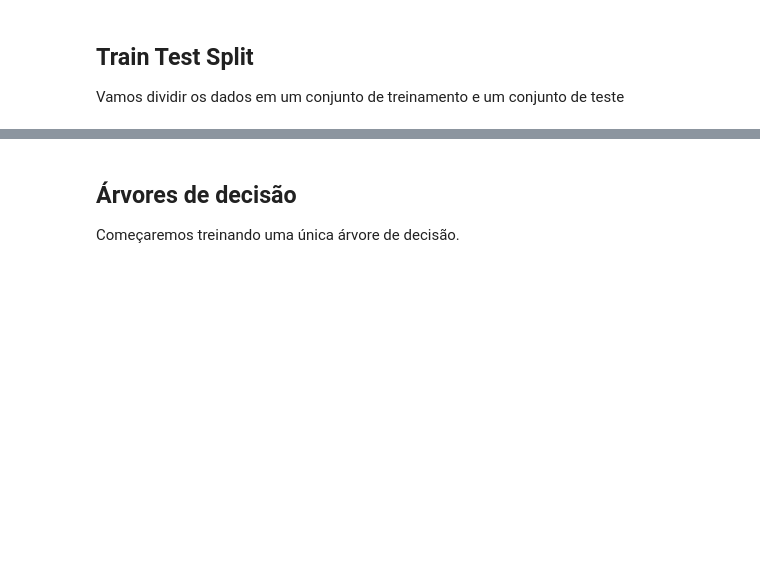
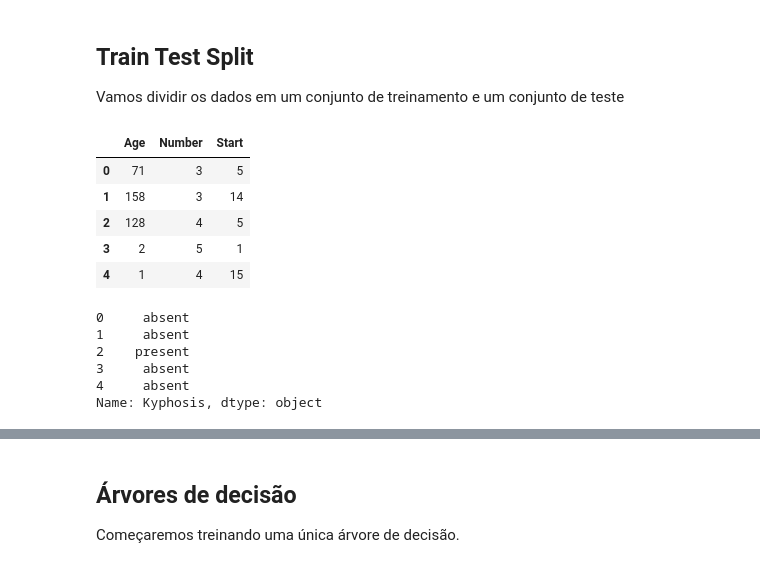
Before and after one commit to marcelodepaoli/15_Arvores_de_Decisao, a Jupyter notebook: 01_Árvores_de_Decisão_e_Florestas_Aleatórias_em_Python.ipynb, the cells around one changed output, grey strips where cells are left out. Drawn from its saved outputs; the diff is of its cells as text; code cells hidden in the pictures; blank space fills up the shorter version.

```diff
--- a/01_Árvores_de_Decisão_e_Florestas_Aleatórias_em_Python.ipynb
+++ b/01_Árvores_de_Decisão_e_Florestas_Aleatórias_em_Python.ipynb
@@ -14,0 +42,9 @@ Vamos dividir os dados em um conjunto de treinamento e um conjunto de teste
+# %%
+X.head()
+# %% [output]
+|  | Age | Number | Start |
+| 0 | 71 | 3 | 5 |
+| 1 | 158 | 3 | 14 |
+| 2 | 128 | 4 | 5 |
+| 3 | 2 | 5 | 1 |
+| 4 | 1 | 4 | 15 |
@@ -14,0 +53,9 @@ Vamos dividir os dados em um conjunto de treinamento e um conjunto de teste
+# %%
+y.head()
+# %% [output]
+0     absent
+1     absent
+2    present
+3     absent
+4     absent
+Name: Kyphosis, dtype: object
```
Also changed, not shown: parts of 24 cells of this notebook.
